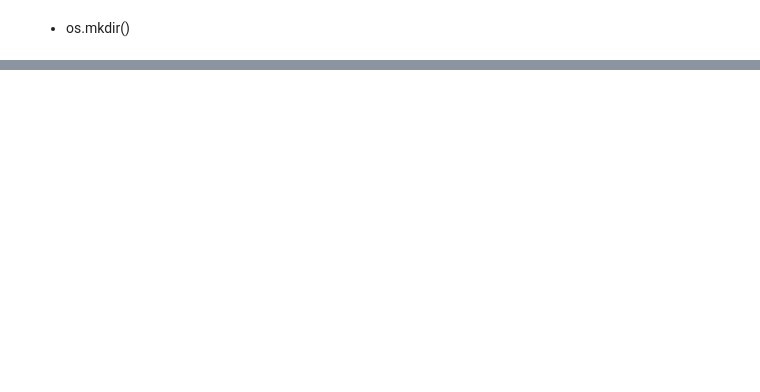
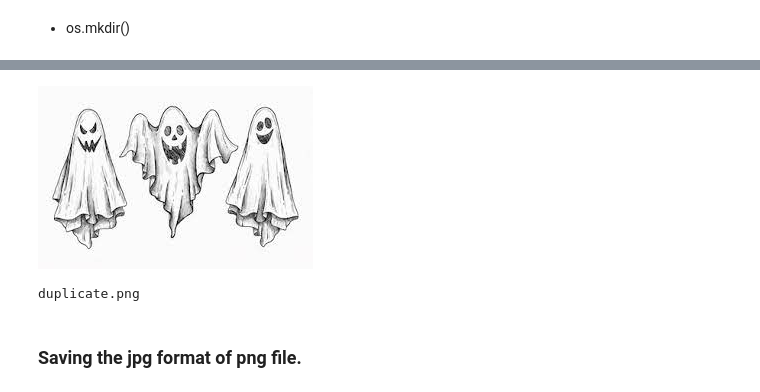
Before and after one commit to Newtanmukh/Python-Frameworks-Tutorials, a Jupyter notebook: Corey schafer/Tutorial.ipynb, the cells around one changed output, grey strips where cells are left out. Saved outputs shown, nothing was run; the diff lists cells and outputs as text; code cells hidden in the pictures; blank space fills up the shorter version.

```diff
--- a/Corey schafer/Tutorial.ipynb
+++ b/Corey schafer/Tutorial.ipynb
@@ -310,0 +494,6 @@ print(os.listdir()) # Will list the files and folder in the current directory
+# %%
+img=Image.open('ghost.jfif')
+# %%
+img
+# %% [output]
+[figure, added]
@@ -310,0 +504,8 @@ print(os.listdir()) # Will list the files and folder in the current directory
+# %%
+for f in os.listdir('.'):
+    if f.endswith('.png'):
+        print(f)
+# %% [output]
+duplicate.png
+# %% [markdown]
+### Saving the jpg format of png file.
```
Also changed, not shown: parts of 47 cells of this notebook, 4 other files.
